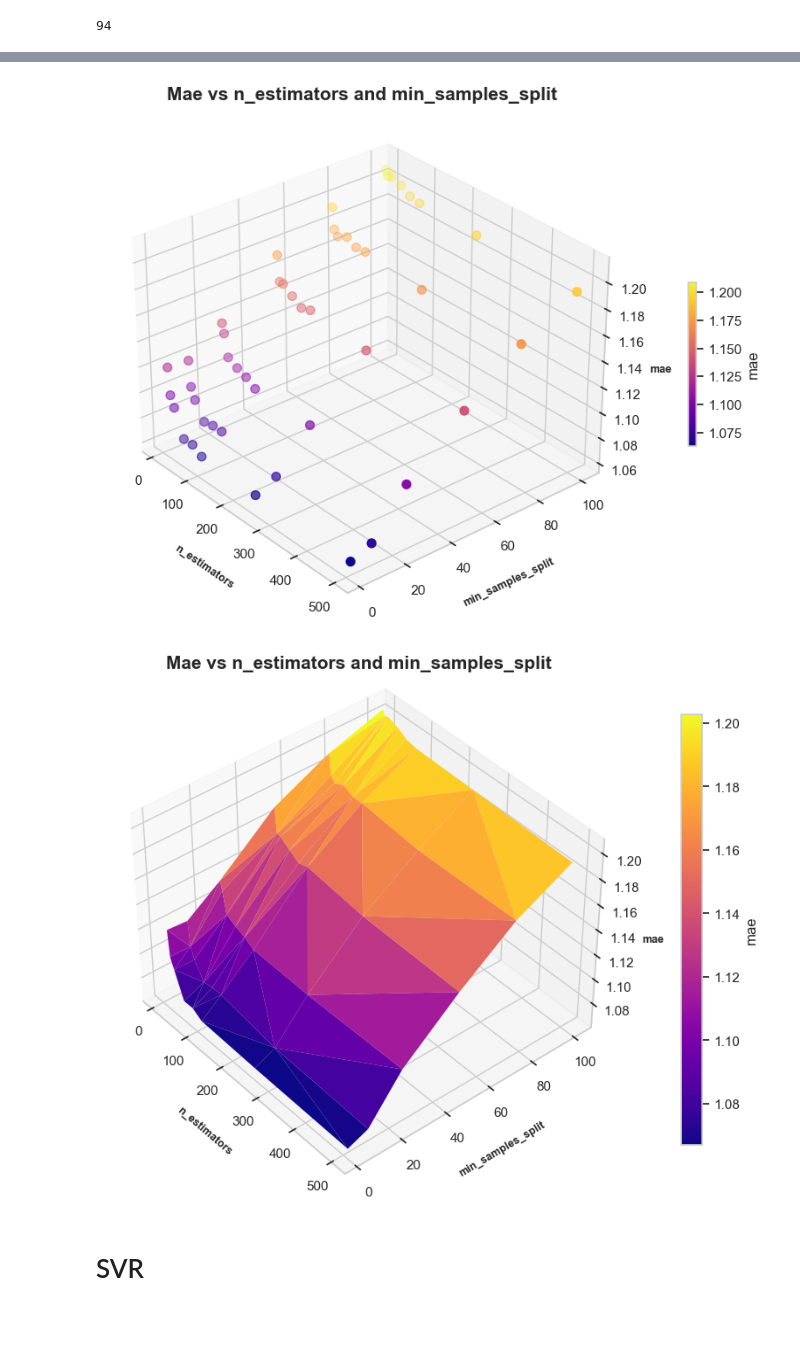
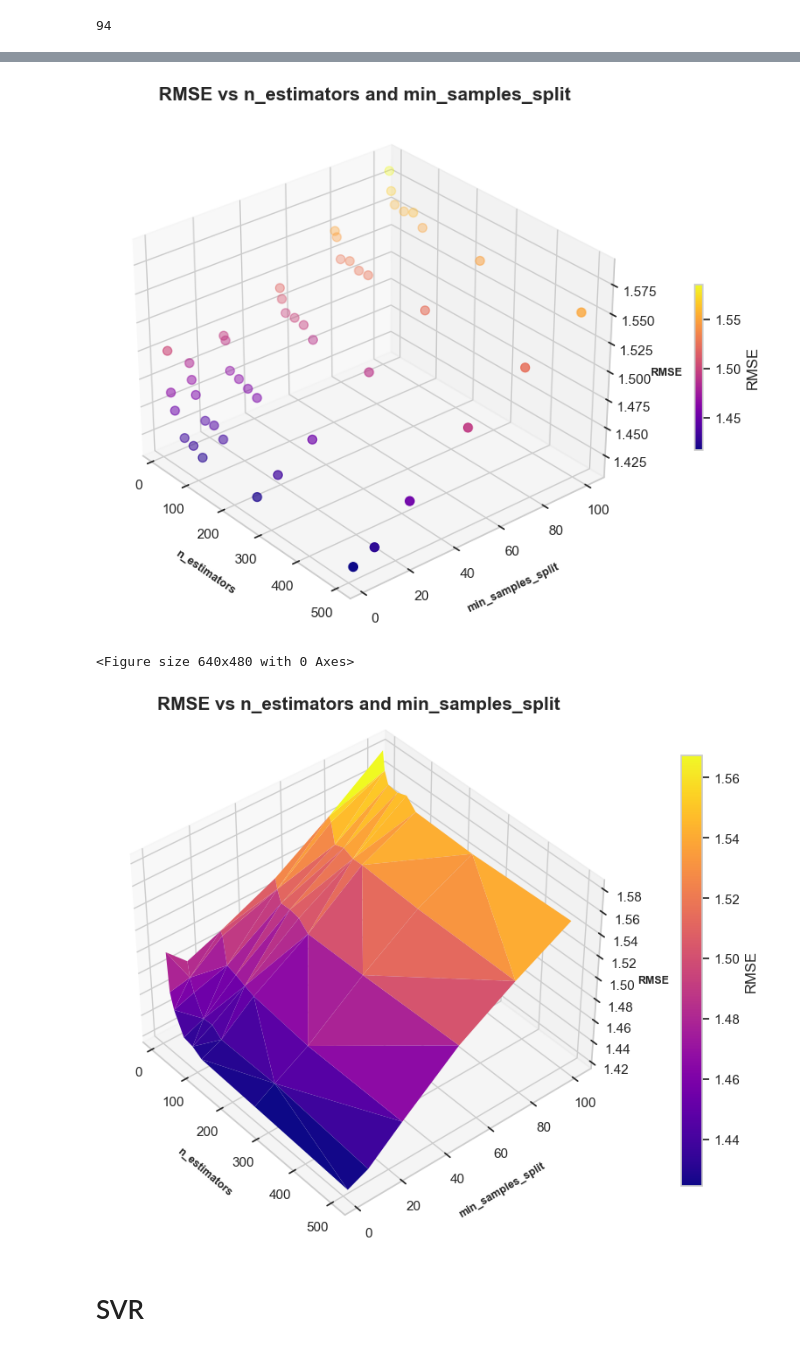
Before and after one commit to giuliofantuzzi/ML-final-project, a Jupyter notebook: code/ML-models/hyperparameter-tuning.ipynb, the cells around one changed output, grey strips where cells are left out. Cells and saved outputs as stored; diff of their text form; code cells hidden in the pictures; blank space fills up the shorter version.

```diff
--- a/code/ML-models/hyperparameter-tuning.ipynb
+++ b/code/ML-models/hyperparameter-tuning.ipynb
@@ -40,7 +46,7 @@ param_grid = {'min_samples_split': [2, 11, 16, 26,31, 51, 101, 151, 201,501]}
 dt = DecisionTreeRegressor()
 
 # Use GridSearchCV to find the best hyperparameters
-dt_grid_search = GridSearchCV(dt, param_grid, cv=10, scoring="neg_mean_absolute_error")
+dt_grid_search = GridSearchCV(dt, param_grid, cv=10, scoring=make_scorer(rmse_scorer))
 dt_grid_search.fit(X, Y)
 
 # Print the best hyperparameters
@@ -81,7 +90,7 @@ param_grid = {'n_neighbors': [1, 2, 5, 10, 15, 20, 50, 100]}
 knn = KNeighborsRegressor()
 
 # Use GridSearchCV to find the best hyperparameters
-knn_grid_search = GridSearchCV(knn, param_grid, cv=10, scoring="neg_mean_absolute_error")
+knn_grid_search = GridSearchCV(knn, param_grid, cv=10, scoring=make_scorer(rmse_scorer))
 knn_grid_search.fit(X, Y)
 
 # Print the best hyperparameters
@@ -129,7 +141,7 @@ param_grid = {
 rf = RandomForestRegressor(n_jobs=-1) #n_jobs=-1 means that the computation will be dispatched on all the CPUs of the computer.
 
 # Use GridSearchCV to find the best hyperparameters
-rf_grid_search = GridSearchCV(rf, param_grid, cv=10, scoring="neg_mean_absolute_error")
+rf_grid_search = GridSearchCV(rf, param_grid, cv=10, scoring=make_scorer(rmse_scorer))
 rf_grid_search.fit(X, Y)
 
 # Print the best hyperparameters
@@ -182,10 +197,10 @@ desired_columns = ['param_n_estimators', 'param_min_samples_split', 'param_max_f
 extracted_data = rf_results[desired_columns].copy()
 
 # Renaming columns for clarity
-extracted_data.columns = ['n_estimators', 'min_samples_split', 'max_features', 'mae']
+extracted_data.columns = ['n_estimators', 'min_samples_split', 'max_features', 'rmse']
 
 # Converting negative mean test scores to positive MAE
-extracted_data['mae'] = -extracted_data['mae']
+extracted_data['rmse'] = -extracted_data['rmse']
 
 extracted_data=extracted_data[extracted_data['max_features']==X.shape[1] // 3]
 # %%
@@ -212,18 +227,18 @@ fig = plt.figure(figsize=(10, 8))
 ax = fig.add_subplot(111, projection='3d')
 
 # Scatter plot
-scatter = ax.scatter(extracted_data['n_estimators'], extracted_data['min_samples_split'], extracted_data['mae'],
-                     c=extracted_data['mae'], cmap='plasma', s=50)
+scatter = ax.scatter(extracted_data['n_estimators'], extracted_data['min_samples_split'], extracted_data['rmse'],
+                     c=extracted_data['rmse'], cmap='plasma', s=50)
 
 # Customize the plot
 ax.set_xlabel('n_estimators', labelpad=10, fontsize=9, fontweight='bold')
 ax.set_ylabel('min_samples_split', labelpad=10, fontsize=9, fontweight='bold')
-ax.set_zlabel('mae', labelpad=5, fontsize=9, fontweight='bold')
-ax.set_title('Mae vs n_estimators and min_samples_split',
+ax.set_zlabel('RMSE', labelpad=5, fontsize=9, fontweight='bold')
+ax.set_title('RMSE vs n_estimators and min_samples_split',
              fontsize=15, fontweight='bold')
 
 # Add a colorbar
-cbar = plt.colorbar(scatter, ax=ax, label='mae', shrink=0.3, pad=.1)
+cbar = plt.colorbar(scatter, ax=ax, label='RMSE', shrink=0.3, pad=.1)
 
 # Change the perspective
 ax.view_init(elev=30, azim=-40)  # Adjust the elevation and azimuthal angle as needed
@@ -231,39 +246,40 @@ ax.view_init(elev=30, azim=-40)  # Adjust the elevation and azimuthal angle as n
 # Show the plot
 plt.show()
 #save as image
-#fig.savefig('mae_vs_n_estimators_and_min_samples_split_POINTS.png')
+plt.savefig('../../plots/rmse_vs_n_estimators_and_min_samples_split_POINTS.png')
 # %% [output]
-[figure, old version]
+[figure, new version]
+<Figure size 640x480 with 0 Axes>
 # %%
 import matplotlib.pyplot as plt
 from mpl_toolkits.mplot3d import Axes3D
 from mpl_toolkits.mplot3d.art3d import Poly3DCollection
 import seaborn as sns
 
 # Assuming extracted_data is your DataFrame
 sns.set(style="whitegrid")
 fig = plt.figure(figsize=(10, 8))
 ax = fig.add_subplot(111, projection='3d')
 
 # Create a continuous surface
 surf = ax.plot_trisurf(extracted_data['n_estimators'], extracted_data['min_samples_split'],
-                       extracted_data['mae'], cmap='plasma', linewidth=0, antialiased=True)
+                       extracted_data['rmse'], cmap='plasma', linewidth=0, antialiased=True)
 
 # Customize the plot
 ax.set_xlabel('n_estimators', labelpad=10, fontsize=9, fontweight='bold')
 ax.set_ylabel('min_samples_split', labelpad=10, fontsize=9, fontweight='bold')
-ax.set_zlabel('mae', labelpad=5, fontsize=9, fontweight='bold')
-ax.set_title('Mae vs n_estimators and min_samples_split',
+ax.set_zlabel('RMSE', labelpad=5, fontsize=9, fontweight='bold')
+ax.set_title('RMSE vs n_estimators and min_samples_split',
              fontsize=15, fontweight='bold')
 
 # Add a colorbar
-cbar = plt.colorbar(surf, ax=ax, label='mae', shrink=0.8, pad=.1)
+cbar = plt.colorbar(surf, ax=ax, label='RMSE', shrink=0.8, pad=.1)
 ax.view_init(elev=40, azim=-40)
 # Show the plot
 plt.show()
 #save as image
-#fig.savefig('mae_vs_n_estimators_and_min_samples_split_SURFACE.png')
+fig.savefig('../../plots/rmse_vs_n_estimators_and_min_samples_split_SURFACE.png')
 # %% [output]
-[figure, old version]
+[figure, new version]
 # %% [markdown]
 # SVR
```
Also changed, not shown: parts of 11 cells of this notebook, 7 other files.
